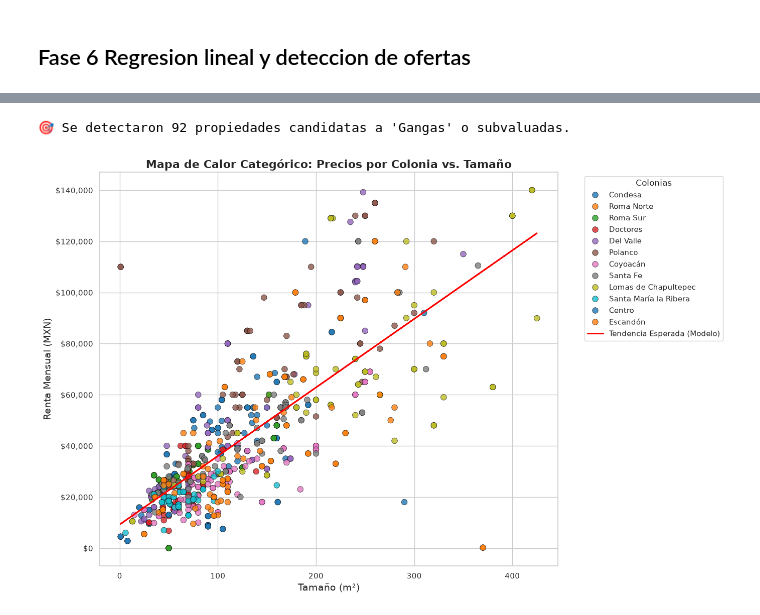
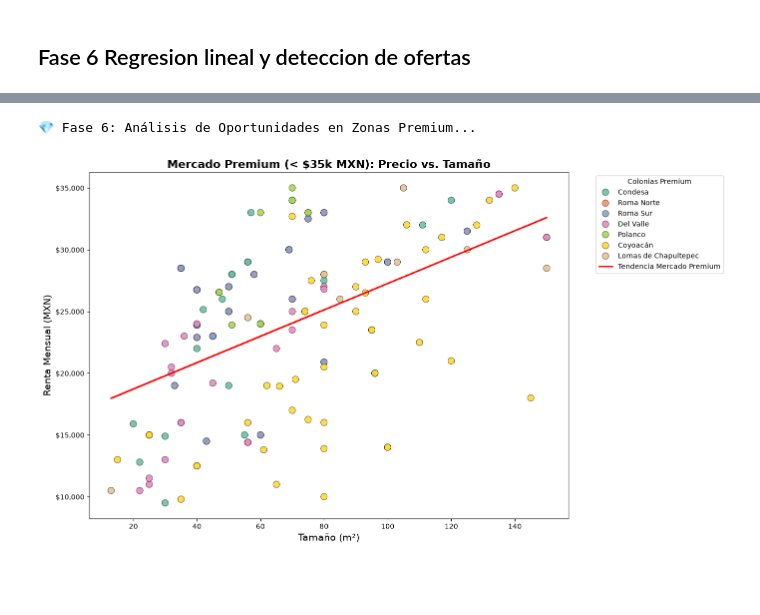
Before and after one commit to EduardoCarbajalM/scraper-inmobiliario, a Jupyter notebook: scraper_inmobiliario.ipynb, the cells around one changed output, grey strips where cells are left out. Drawn from its saved outputs; the diff is of its cells as text; code cells hidden in the pictures; blank space fills up the shorter version.

Commit message:
feat: pipeline inmobiliario completo con regresion lineal, k-means y data viz

```diff
--- a/scraper_inmobiliario.ipynb
+++ b/scraper_inmobiliario.ipynb
@@ -121,8 +121,6 @@ import pandas as pd
 from pymongo import MongoClient
 
 print("🔌 Extrayendo datos de la bóveda analítica...")
-
-# 1. Conexión y Extracción a Pandas
 cliente = MongoClient('mongodb://localhost:27017/')
 coleccion = cliente['mercado_inmobiliario']['departamentos_analitica']
 df = pd.DataFrame(list(coleccion.find()))
@@ -130,20 +128,11 @@ df = pd.DataFrame(list(coleccion.find()))
 if '_id' in df.columns:
     df = df.drop(columns=['_id'])
 
-# 2. Ingeniería de Características y Limpieza Básica
+# Filtros Estrictos de Calidad de Datos (Data Quality)
 df = df.dropna(subset=['precio_numerico', 'metros_cuadrados']).copy()
 df['precio_por_m2'] = df['precio_numerico'] / df['metros_cuadrados']
-
-# 3. 🧹 FILTROS ESTRICTOS DE CALIDAD DE DATOS (Data Quality)
-# Quitar títulos basura (+fotos, USD)
 df = df[~df['titulo'].str.contains(r'\+|\bUSD\b', na=False, regex=True)].copy()
-
-# Quitar precios absurdos y tamaños irreales
-df = df[
-    (df['precio_por_m2'] > 50) &
-    (df['precio_numerico'] >= 3000) &
-    (df['metros_cuadrados'] < 500)
-].copy()
+df = df[(df['precio_por_m2'] > 50) & (df['precio_numerico'] >= 3000) & (df['metros_cuadrados'] < 500)].copy()
 
 print(f"✅ Fase 2 completada: {len(df)} registros limpios y validados listos para análisis.")
 display(df[['titulo', 'colonia', 'precio_numerico', 'metros_cuadrados', 'precio_por_m2']].head(3))
@@ -535,51 +303,64 @@ plt.show()
 # %%
 import seaborn as sns
 import matplotlib.pyplot as plt
 import numpy as np
 
-# 1. Filtramos outliers para asegurar la calidad de la regresión
-df_filtrado = df[(df['precio_numerico'] < 150000) & (df['metros_cuadrados'] < 500)].copy()
+print("💎 Fase 6: Análisis de Oportunidades en Zonas Premium...")
 
-# 2. Calculamos la línea de regresión teórica (Y_esperado = m * X + b)
-m, b = np.polyfit(df_filtrado['metros_cuadrados'], df_filtrado['precio_numerico'], 1)
-df_filtrado['precio_esperado'] = (m * df_filtrado['metros_cuadrados']) + b
+# 1. Definimos el clúster de alto confort
+zonas_premium = [
+    'Roma Norte', 'Roma Sur', 'Polanco', 'Coyoacán',
+    'Condesa', 'Lomas de Chapultepec', 'Del Valle'
+]
 
-# 3. Definimos la "Gangas" (aquellos cuyo precio real es menor al esperado por el modelo)
-# Buscamos los que estén al menos 15,000 MXN por debajo de la línea de tendencia
-df_filtrado['diferencia_precio'] = df_filtrado['precio_numerico'] - df_filtrado['precio_esperado']
-gangas = df_filtrado[df_filtrado['diferencia_precio'] < -15000].sort_values(by='diferencia_precio', ascending=True)
+# 2. Filtramos por zonas premium y ajustamos el techo a $35,000 MXN y 150m2
+df_premium = df[
+    (df['colonia'].isin(zonas_premium)) &
+    (df['precio_numerico'] <= 35000) &
+    (df['metros_cuadrados'] <= 150)
+].copy()
 
-print(f"🎯 Se detectaron {len(gangas)} propiedades candidatas a 'Gangas' o subvaluadas.")
+# 3. Recalculamos la Regresión Lineal EXCLUSIVA para este clúster
+m, b = np.polyfit(df_premium['metros_cuadrados'], df_premium['precio_numerico'], 1)
+df_premium['precio_esperado'] = (m * df_premium['metros_cuadrados']) + b
+
+# 4. Gangas Premium: Propiedades al menos $3,000 MXN por debajo del valor esperado
+df_premium['ahorro_mensual'] = df_premium['precio_esperado'] - df_premium['precio_numerico']
+gangas_premium = df_premium[df_premium['ahorro_mensual'] > 3000].sort_values(by='ahorro_mensual', ascending=False)
 
 # --- VISUALIZACIÓN MULTICOLOR ---
-plt.figure(figsize=(14, 9))
+plt.figure(figsize=(14, 8))
 sns.scatterplot(
-    data=df_filtrado,
+    data=df_premium,
     x='metros_cuadrados',
     y='precio_numerico',
-    hue='colonia', # ⬅️ Asigna un color único a cada colonia
-    palette='tab10', # Paleta de colores distinguible
-    alpha=0.8,
-    s=70,
+    hue='colonia',
+    palette='Set2', # Cambiamos a una paleta de colores más elegante
+    alpha=0.9,
+    s=90,
     edgecolor='black',
     linewidth=0.5
 )
 
-# Dibujamos la línea de tendencia de referencia
-plt.plot(df_filtrado['metros_cuadrados'], df_filtrado['precio_esperado'], color='red', linewidth=2, label='Tendencia Esperada (Modelo)')
+# Dibujamos la línea del mercado premium
+plt.plot(df_premium['metros_cuadrados'], df_premium['precio_esperado'], color='red', linewidth=2, label='Tendencia Mercado Premium')
 
-plt.title('Mapa de Calor Categórico: Precios por Colonia vs. Tamaño', fontsize=16, fontweight='bold')
+plt.title('Mercado Premium (< $35k MXN): Precio vs. Tamaño', fontsize=16, fontweight='bold')
 plt.xlabel('Tamaño (m²)', fontsize=14)
 plt.ylabel('Renta Mensual (MXN)', fontsize=14)
 plt.gca().yaxis.set_major_formatter('${x:,.0f}')
-plt.legend(bbox_to_anchor=(1.05, 1), loc='upper left', title='Colonias')
+plt.legend(bbox_to_anchor=(1.05, 1), loc='upper left', title='Colonias Premium')
 plt.tight_layout()
 plt.show()
 
-# --- TABLA APARTE DE LAS MEJORES OPORTUNIDADES ---
-print("\n🏆 DATAFRAME DE OPORTUNIDADES (Top Departamentos Subvaluados):")
-columnas_interes = ['colonia', 'titulo', 'precio_numerico', 'metros_cuadrados', 'precio_por_m2', 'diferencia_precio']
-display(gangas[columnas_interes].head(10))
+# --- TABLA DE LAS MEJORES OPORTUNIDADES ---
+print(f"🎯 Se detectaron {len(gangas_premium)} departamentos subvaluados en el clúster de alto confort.")
+print("\n🏆 TOP 10 DEPARTAMENTOS PREMIUM COSTEABLES:")
+
+gangas_premium['precio_esperado'] = gangas_premium['precio_esperado'].round(2)
+columnas_mostrar = ['colonia', 'titulo', 'precio_numerico', 'precio_esperado', 'metros_cuadrados', 'ahorro_mensual']
+
+display(gangas_premium[columnas_mostrar].head(10))
 # %% [output]
-🎯 Se detectaron 92 propiedades candidatas a 'Gangas' o subvaluadas.
+💎 Fase 6: Análisis de Oportunidades en Zonas Premium...
-[figure, old version]
+[figure, new version]
```
Also changed, not shown: parts of 14 cells of this notebook, 2 other files.
